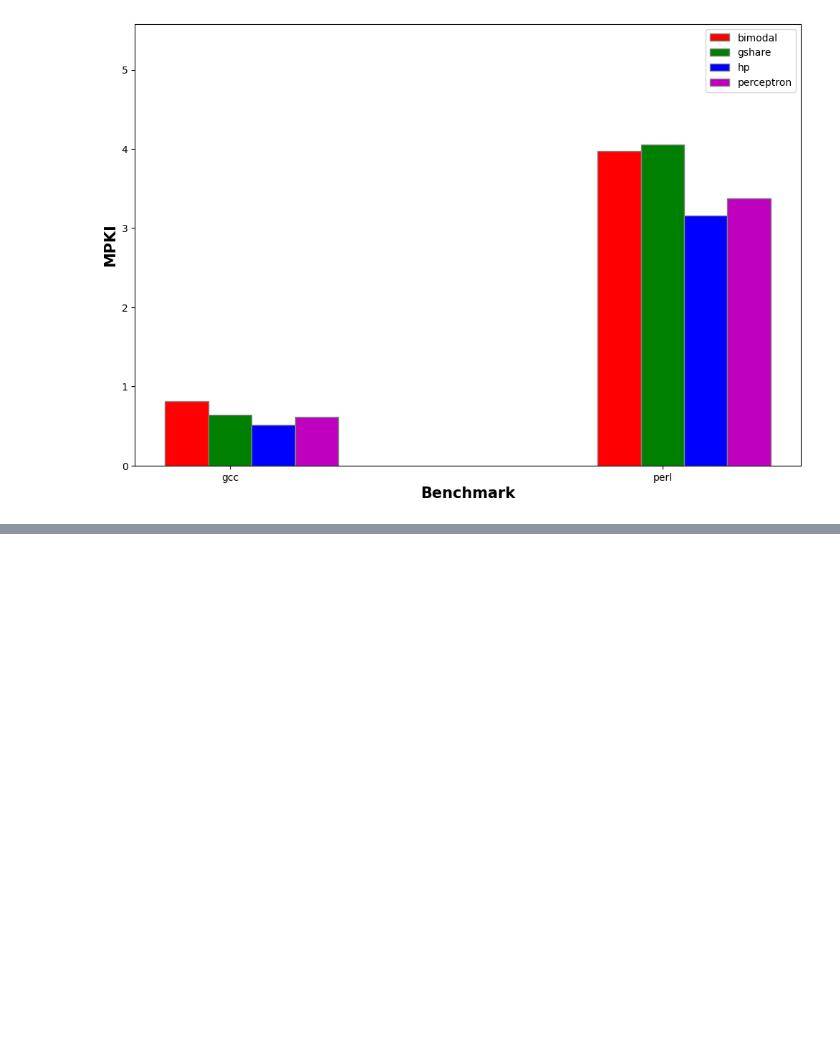
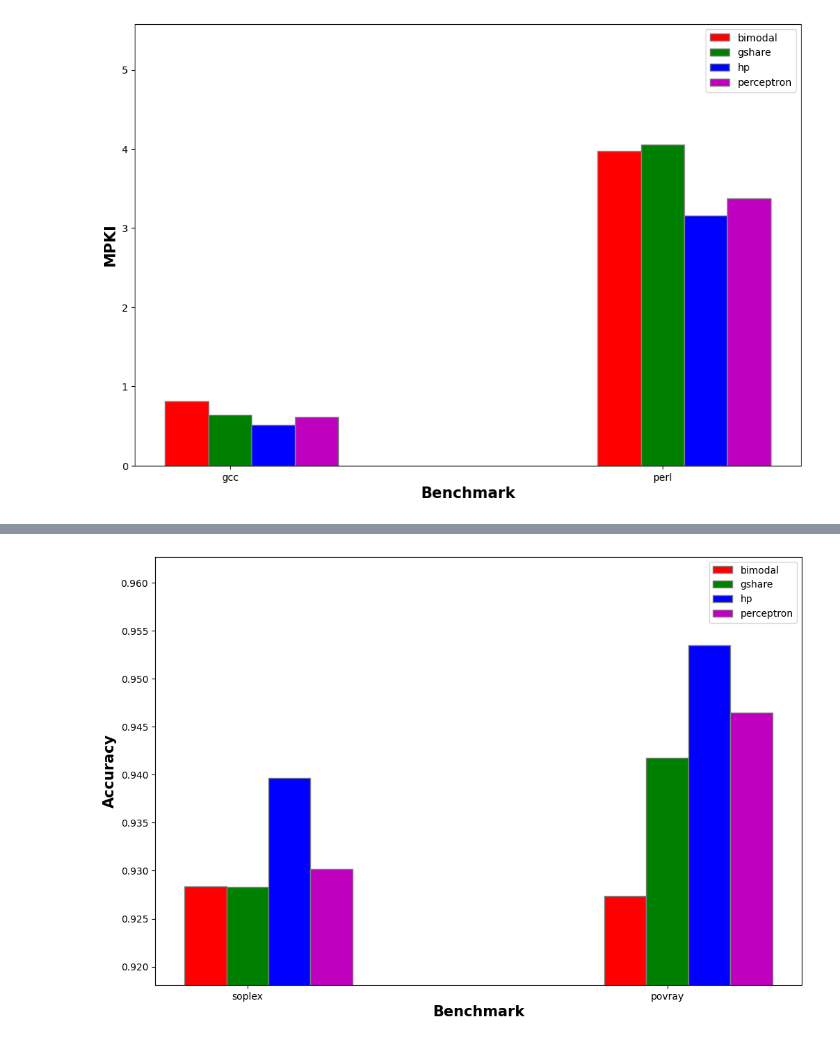
Before and after one commit to kumj2028/ChampSim, a Jupyter notebook: traces/plotting.ipynb, the cells around one changed output, grey strips where cells are left out. Saved outputs shown, nothing was run; the diff lists cells and outputs as text; code cells hidden in the pictures; blank space fills up the shorter version.

```diff
--- a/traces/plotting.ipynb
+++ b/traces/plotting.ipynb
@@ -90,0 +139,4 @@ draw_bar_graph('MPKI')
+# %%
+draw_bar_graph_float('Accuracy')
+# %% [output]
+[figure, added]
```
Also changed, not shown: parts of 10 cells of this notebook, 9 other files.
